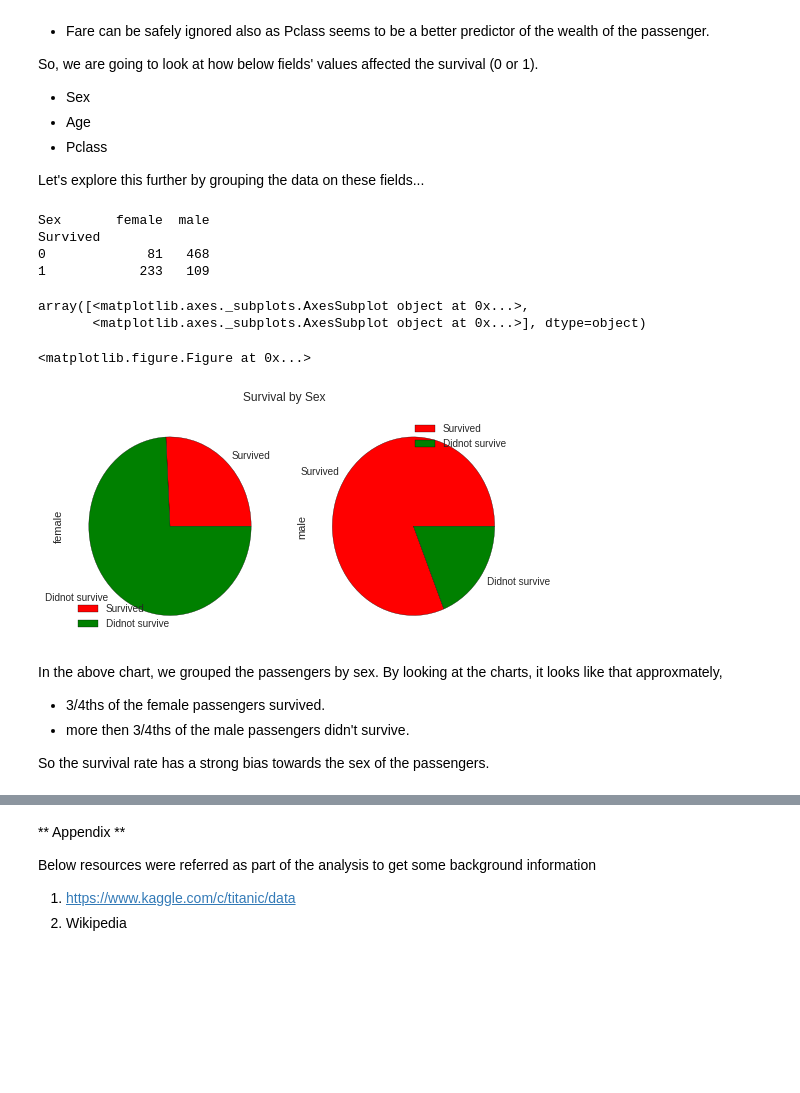
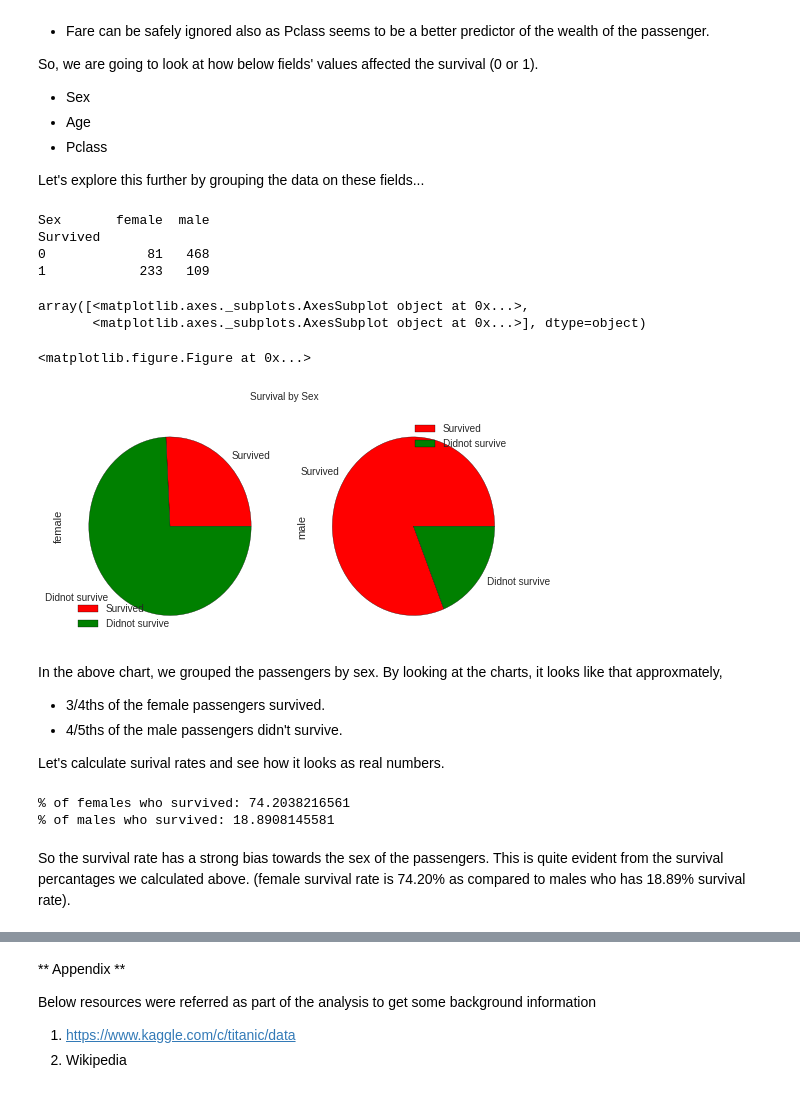
Before and after one commit to harish-garg/Udacity-Data-Analyst-Nanodegree-Project-Submissions, a Jupyter notebook: Project2_Investigate_a_Dataset/titanic_dataset_analysis.ipynb, the cells around one changed output, grey strips where cells are left out. Saved outputs shown, nothing was run; the diff lists cells and outputs as text; code cells hidden in the pictures; blank space fills up the shorter version.

```diff
--- a/Project2_Investigate_a_Dataset/titanic_dataset_analysis.ipynb
+++ b/Project2_Investigate_a_Dataset/titanic_dataset_analysis.ipynb
@@ -101,27 +101,50 @@ Let's explore this further by grouping the data on these fields...
 # %%
 # group by sex and run the visualizations
 sex_grouping = titanic_df[['Sex', 'Survived']].groupby(['Survived', 'Sex', ]).size()
 sex_grouping_unstacked = sex_grouping.unstack()
+total_records =  titanic_df['Sex'].count()
+
 print sex_grouping_unstacked
+print ""
+
 plt.figure()
 #sex_grouping_unstacked.plot.barh(color='k', title="Survival by Sex")
 sex_grouping_unstacked.plot.pie(title="Survival by Sex", subplots=True, figsize=(8, 4), colors=('r', 'g'),
                                 labels=('Survived', 'Didnot survive'))
 # %% [output]
 Sex       female  male
 Survived
 0             81   468
 1            233   109
 array([<matplotlib.axes._subplots.AxesSubplot object at 0x...>,
        <matplotlib.axes._subplots.AxesSubplot object at 0x...>], dtype=object)
 <matplotlib.figure.Figure at 0x...>
-[figure, old version]
+[figure, new version]
 # %% [markdown]
 In the above chart, we grouped the passengers by sex. By looking at the charts, it looks like that approxmately,
 * 3/4ths of the female passengers survived.
-* more then 3/4ths of the male passengers didn't survive.
+* 4/5ths of the male passengers didn't survive.
 
-So the survival rate has a strong bias towards the sex of the passengers.
+
+Let's calculate surival rates and see how it looks as real numbers.
+# %%
+# Calculate survival rates(%) by sex
+total_females_didnot_survive = sex_grouping_unstacked['female'][0]
+total_females_survived = sex_grouping_unstacked['female'][1]
+total_females = total_females_didnot_survive + total_females_survived
+total_males_didnot_survive = sex_grouping_unstacked['male'][0]
+total_males_survived = sex_grouping_unstacked['male'][1]
+total_males = total_males_didnot_survive + total_males_survived
+percentage_females_survived = total_females_survived  * 100.0 / total_females
+percentage_males_survived = total_males_survived  * 100.0 / total_males
+
+print "% of females who survived:", percentage_females_survived
+print "% of males who survived:", percentage_males_survived
+# %% [output]
+% of females who survived: 74.2038216561
+% of males who survived: 18.8908145581
+# %% [markdown]
+So the survival rate has a strong bias towards the sex of the passengers. This is quite evident from the survival percantages we calculated above. (female survival rate is 74.20% as compared to males who has 18.89% survival rate).
 # %%
 # Grouping by the Class of the passengers
 class_grouping = titanic_df[['Pclass', 'Survived']].groupby([ 'Pclass', 'Survived']).size()
```
Also changed, not shown: parts of 11 cells of this notebook, 1 other file.
